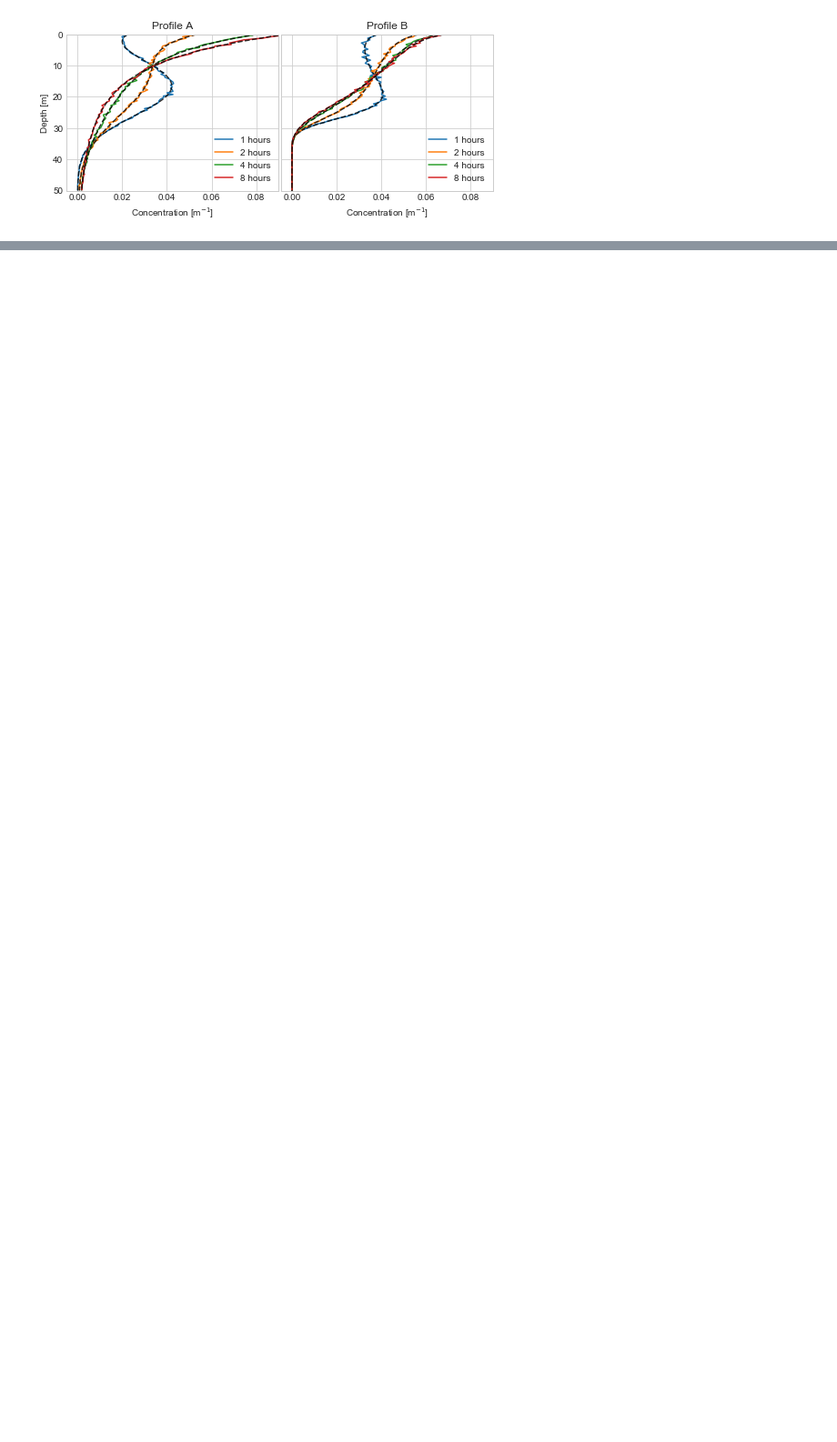
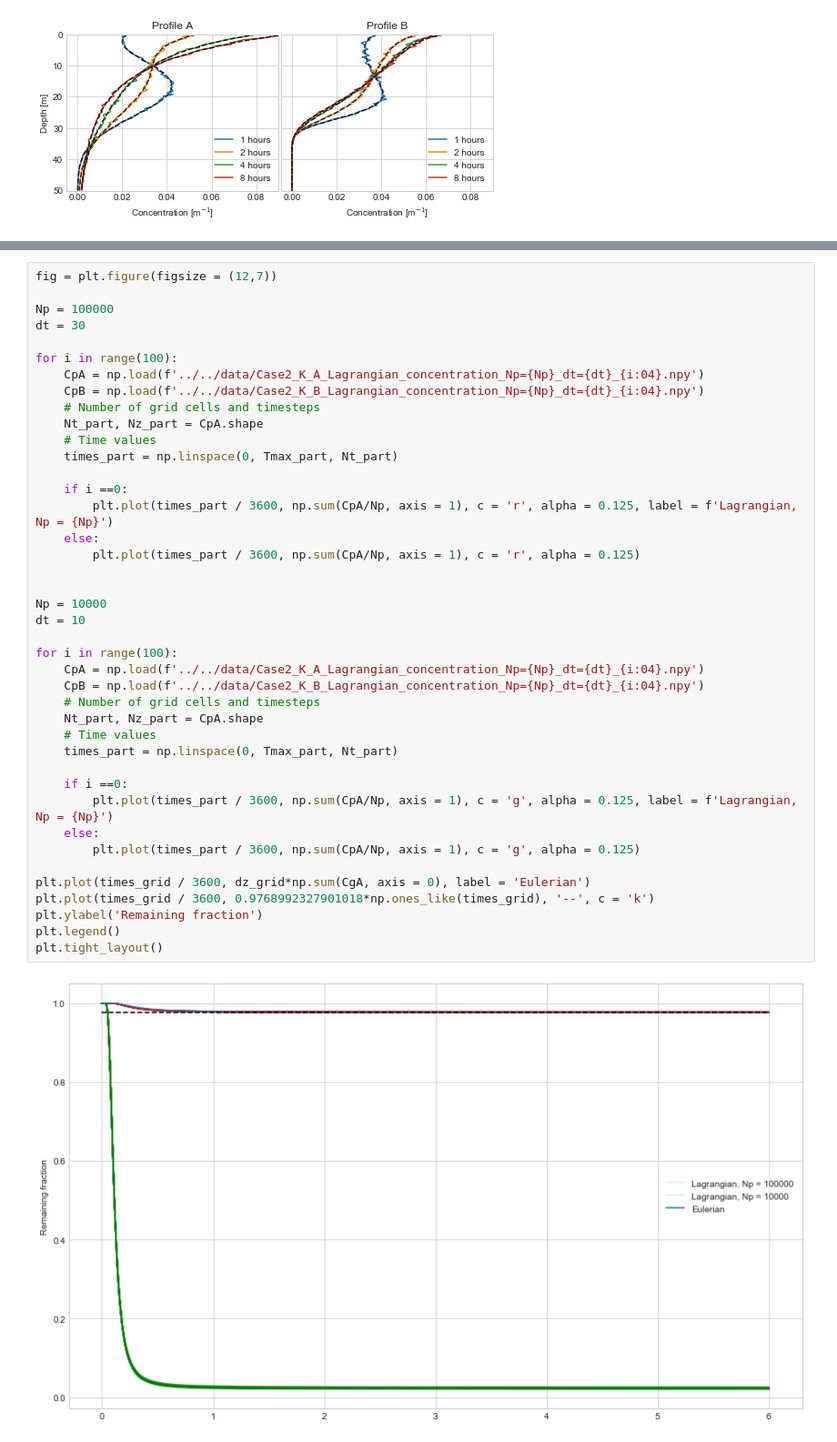
Before and after one commit to nordam/Eulerian-and-Lagrangian-methods, a Jupyter notebook: notebooks/ComparisonPlots.ipynb, the cells around one changed output, grey strips where cells are left out. Shown: that part at 91% size. Saved outputs shown, nothing was run; the diff lists cells and outputs as text; blank space fills up the shorter version.

```diff
--- a/notebooks/ComparisonPlots.ipynb
+++ b/notebooks/ComparisonPlots.ipynb
@@ -128,0 +206,43 @@ plt.savefig('concentration_profiles_comparison_case1.pdf')
+# %%
+fig = plt.figure(figsize = (12,7))
+
+Np = 100000
+dt = 30
+
+for i in range(100):
+    CpA = np.load(f'../../data/Case2_K_A_Lagrangian_concentration_Np={Np}_dt={dt}_{i:04}.npy')
+    CpB = np.load(f'../../data/Case2_K_B_Lagrangian_concentration_Np={Np}_dt={dt}_{i:04}.npy')
+    # Number of grid cells and timesteps
+    Nt_part, Nz_part = CpA.shape
+    # Time values
+    times_part = np.linspace(0, Tmax_part, Nt_part)
+
+    if i ==0:
+        plt.plot(times_part / 3600, np.sum(CpA/Np, axis = 1), c = 'r', alpha = 0.125, label = f'Lagrangian, Np = {Np}')
+    else:
+        plt.plot(times_part / 3600, np.sum(CpA/Np, axis = 1), c = 'r', alpha = 0.125)
+
+
+Np = 10000
+dt = 10
+
+for i in range(100):
+    CpA = np.load(f'../../data/Case2_K_A_Lagrangian_concentration_Np={Np}_dt={dt}_{i:04}.npy')
+    CpB = np.load(f'../../data/Case2_K_B_Lagrangian_concentration_Np={Np}_dt={dt}_{i:04}.npy')
+    # Number of grid cells and timesteps
+    Nt_part, Nz_part = CpA.shape
+    # Time values
+    times_part = np.linspace(0, Tmax_part, Nt_part)
+
+    if i ==0:
+        plt.plot(times_part / 3600, np.sum(CpA/Np, axis = 1), c = 'g', alpha = 0.125, label = f'Lagrangian, Np = {Np}')
+    else:
+        plt.plot(times_part / 3600, np.sum(CpA/Np, axis = 1), c = 'g', alpha = 0.125)
+
+plt.plot(times_grid / 3600, dz_grid*np.sum(CgA, axis = 0), label = 'Eulerian')
+plt.plot(times_grid / 3600, 0.9768992327901018*np.ones_like(times_grid), '--', c = 'k')
+plt.ylabel('Remaining fraction')
+plt.legend()
+plt.tight_layout()
+# %% [output]
+[figure, added]
```
Also changed, not shown: parts of 36 cells of this notebook, 3 other files.
